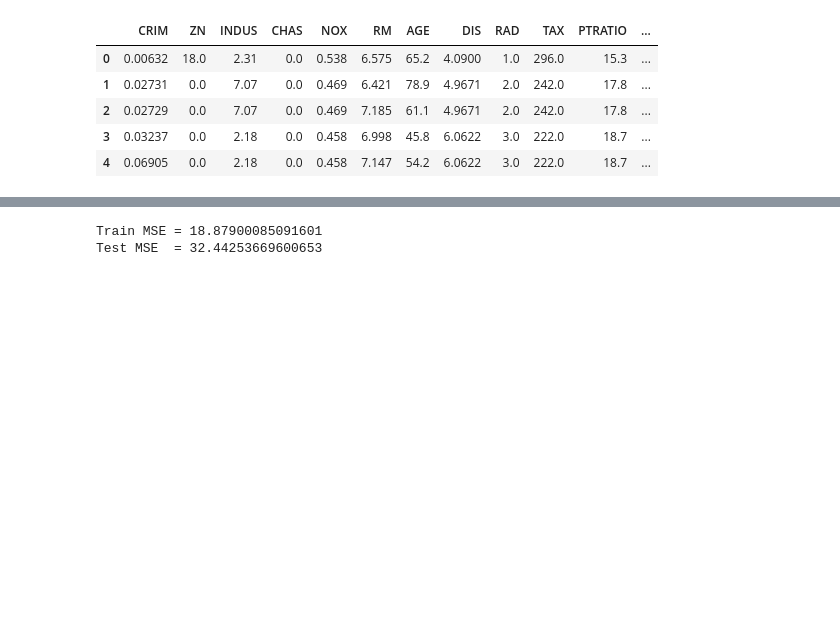
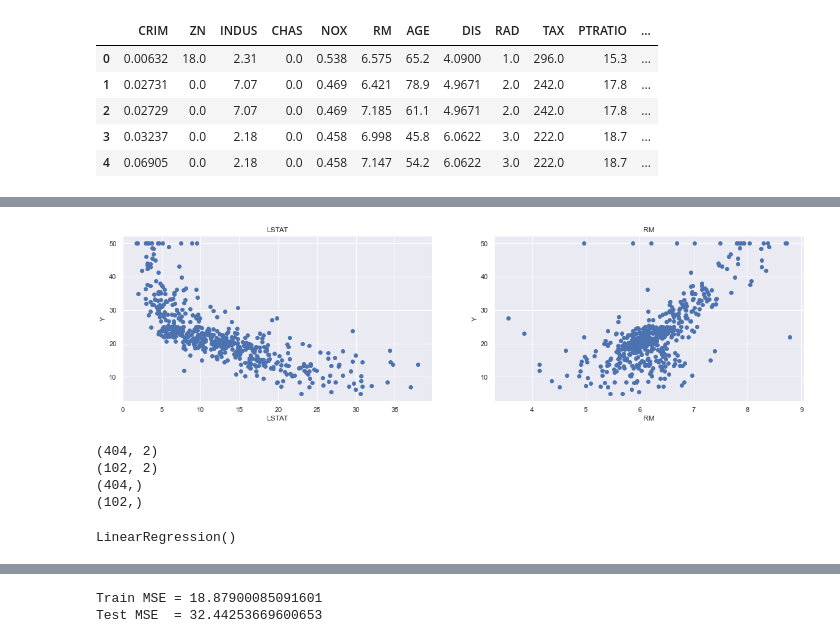
Before and after one commit to jasimahmedkhan/AI-Material, a Jupyter notebook: linear_regression.ipynb, the cells around one changed output, grey strips where cells are left out. Drawn from its saved outputs; the diff is of its cells as text; code cells hidden in the pictures; blank space fills up the shorter version.

```diff
--- a/linear_regression.ipynb
+++ b/linear_regression.ipynb
@@ -125,0 +177,21 @@ boston_frame.describe()
+# %%
+# Based on the above observations we will RM and LSTAT as our features. Using a scatter plot let’s see how these features vary with MEDV
+plt.figure(figsize=(20, 5))
+
+features = ['LSTAT', 'RM']
+target = boston_frame['Y']
+
+for i, col in enumerate(features):
+    plt.subplot(1, len(features), i+1)
+    x = boston_frame[col]
+    y = target
+    plt.scatter(x, y, marker='o')
+    plt.title(col)
+    plt.xlabel(col)
+    plt.ylabel('Y')
+
+## Observations:
+#   The prices increase as the value of RM increases linearly. There are few outliers and the data seems to be capped at 50.
+#   The prices tend to decrease with an increase in LSTAT. Though it doesn’t look to be following exactly a linear line.
+# %% [output]
+[figure, added]
@@ -125,0 +201,18 @@ boston_frame.describe()
+# %%
+# Initialize train and test splits from the dataset
+X_train, X_test, Y_train, Y_test = train_test_split(X, Y, test_size=0.2, random_state=5)
+print(X_train.shape)
+print(X_test.shape)
+print(Y_train.shape)
+print(Y_test.shape)
+# %% [output]
+(404, 2)
+(102, 2)
+(404,)
+(102,)
+# %%
+## Model Train
+lin_model = LinearRegression()
+lin_model.fit(X_train, Y_train)
+# %% [output]
+LinearRegression()
```
Also changed, not shown: parts of 8 cells of this notebook.
